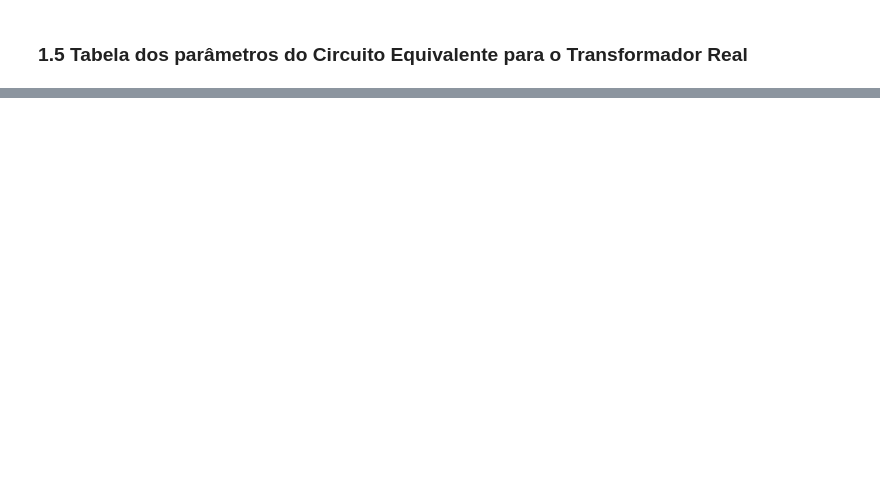
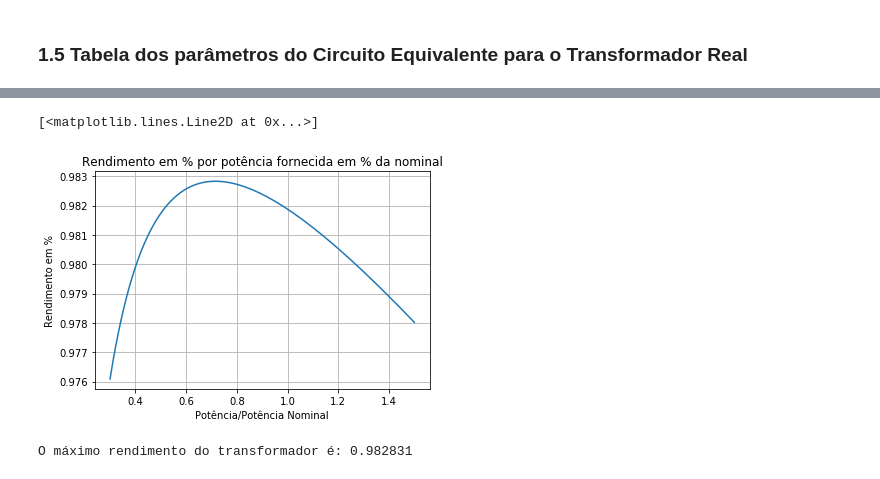
Before and after one commit to lucaspenna00/poli, a Jupyter notebook: EP-Modelagem-Transformador/EC1_Conversao.ipynb, the cells around one changed output, grey strips where cells are left out. Cells and saved outputs as stored; diff of their text form; code cells hidden in the pictures; blank space fills up the shorter version.

```diff
--- a/EP-Modelagem-Transformador/EC1_Conversao.ipynb
+++ b/EP-Modelagem-Transformador/EC1_Conversao.ipynb
@@ -131,0 +197,51 @@ A Reatância de Dispersão do Enrolamento de Alta Tensão é: 0.672301 [Ohm]
+# %%
+### Determinar o vetor de razão entre potência nominal e potência útil
+Potencia_Sobre_Nominal = []
+Rendimento = []
+
+potencia_util = 400000
+
+for potencia_variada in range(120000, 600000):
+
+    Potencia_Sobre_Nominal.append(potencia_variada/potencia_util)
+
+## Determinar o vetor de rendimento para cada potência
+
+cos_fi = -0.8
+
+for potencia_variada in range(120000, 600000):
+
+    I_2_linha = potencia_variada/(V2*a*cos_fi)
+
+    potencia_ferro = Rp*(Ip**2) ## aprox. constante p/ baixas frequências
+
+    Im_linha = V1/Xm_linha # Considerando que a tensão que caia sobre a Indutância de Magnetização seja a tensão do primário
+
+    I1 = math.sqrt((I_2_linha**2)+(Im_linha**2))
+
+    potencia_cobre = 2*R_2_linha * (I_2_linha**2)
+
+    eta = (potencia_variada)/(potencia_variada + potencia_ferro + potencia_cobre)
+
+    Rendimento.append(eta)
+
+Potencia_Sobre_Nominal = np.array(Potencia_Sobre_Nominal)
+Rendimento = np.array(Rendimento)
+# %%
+import matplotlib.pyplot as plt
+%matplotlib inline
+
+## em posse dos valores de Rendimento, vamos plotar o gráfico
+plt.title("Rendimento em % por potência fornecida em % da nominal")
+plt.xlabel("Potência/Potência Nominal")
+plt.ylabel("Rendimento em %")
+plt.grid(True)
+plt.plot(Potencia_Sobre_Nominal, Rendimento)
+# %% [output]
+[<matplotlib.lines.Line2D at 0x...>]
+[figure, added]
+# %%
+Max_Rendimento = Rendimento.max()
+print("O máximo rendimento do transformador é: %f" % Max_Rendimento)
+# %% [output]
+O máximo rendimento do transformador é: 0.982831
```
Also changed, not shown: parts of 23 cells of this notebook, 3 other files.
